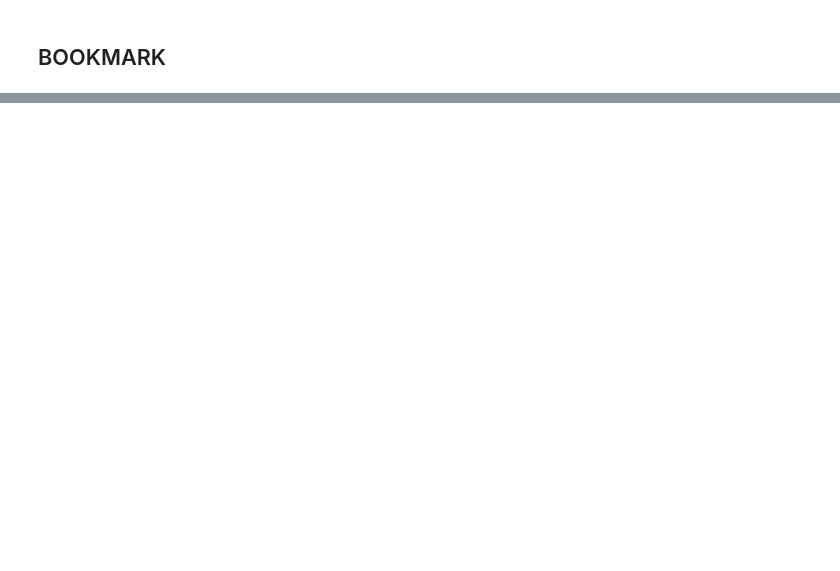
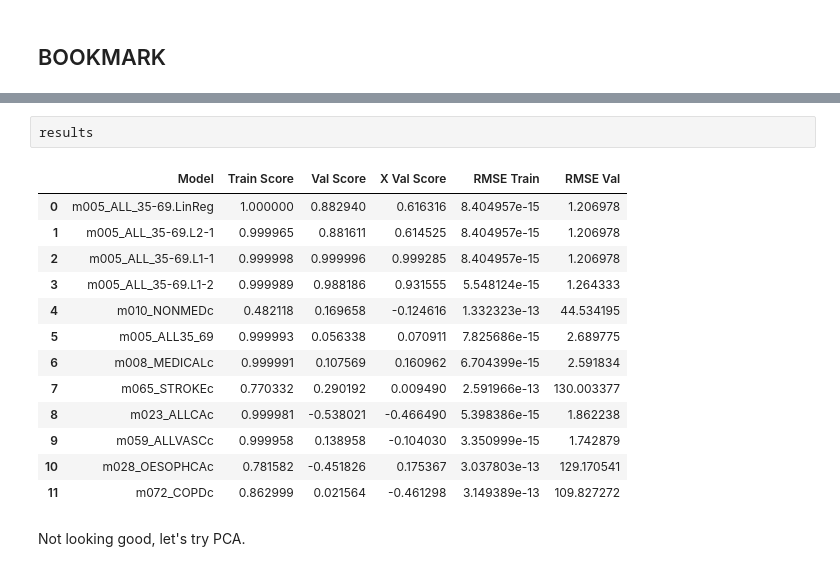
Before and after one commit to colbytse/community_health_project, a Jupyter notebook: modeling-ct.ipynb, the cells around one changed output, grey strips where cells are left out. Drawn from its saved outputs; the diff is of its cells as text; blank space fills up the shorter version.

```diff
--- a/modeling-ct.ipynb
+++ b/modeling-ct.ipynb
@@ -295,0 +354,18 @@ update_df(lasso, "m005_ALL_35-69.L2-2")
+# %%
+results
+# %% [output]
+|  | Model | Train Score | Val Score | X Val Score | RMSE Train | RMSE Val |
+| 0 | m005_ALL_35-69.LinReg | 1.000000 | 0.882940 | 0.616316 | 8.404957e-15 | 1.206978 |
+| 1 | m005_ALL_35-69.L2-1 | 0.999965 | 0.881611 | 0.614525 | 8.404957e-15 | 1.206978 |
+| 2 | m005_ALL_35-69.L1-1 | 0.999998 | 0.999996 | 0.999285 | 8.404957e-15 | 1.206978 |
+| 3 | m005_ALL_35-69.L1-2 | 0.999989 | 0.988186 | 0.931555 | 5.548124e-15 | 1.264333 |
+| 4 | m010_NONMEDc | 0.482118 | 0.169658 | -0.124616 | 1.332323e-13 | 44.534195 |
+| 5 | m005_ALL35_69 | 0.999993 | 0.056338 | 0.070911 | 7.825686e-15 | 2.689775 |
+| 6 | m008_MEDICALc | 0.999991 | 0.107569 | 0.160962 | 6.704399e-15 | 2.591834 |
+| 7 | m065_STROKEc | 0.770332 | 0.290192 | 0.009490 | 2.591966e-13 | 130.003377 |
+| 8 | m023_ALLCAc | 0.999981 | -0.538021 | -0.466490 | 5.398386e-15 | 1.862238 |
+| 9 | m059_ALLVASCc | 0.999958 | 0.138958 | -0.104030 | 3.350999e-15 | 1.742879 |
+| 10 | m028_OESOPHCAc | 0.781582 | -0.451826 | 0.175367 | 3.037803e-13 | 129.170541 |
+| 11 | m072_COPDc | 0.862999 | 0.021564 | -0.461298 | 3.149389e-13 | 109.827272 |
+# %% [markdown]
+Not looking good, let's try PCA.
```
Also changed, not shown: parts of 16 cells of this notebook.
